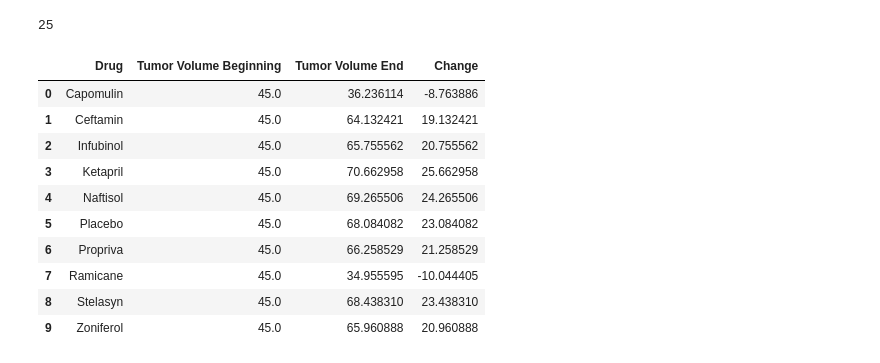
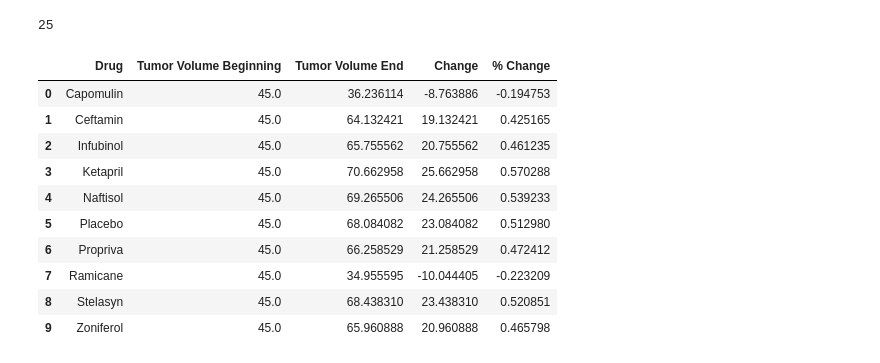
Before and after one commit to cbt8/Matplotlib_homework, a Jupyter notebook: Instructions/Pymaceuticals/pymaceuticals_starter.ipynb, the cells around one changed output. Drawn from its saved outputs; the diff is of its cells as text; code cells hidden in the pictures.

```diff
--- a/Instructions/Pymaceuticals/pymaceuticals_starter.ipynb
+++ b/Instructions/Pymaceuticals/pymaceuticals_starter.ipynb
@@ -708,28 +710,35 @@ x.iloc[0]
 # %%
 zerovol = tumvoldf.loc[tumvoldf['Timepoint']==0].reset_index()
 endvol  = tumvoldf.loc[tumvoldf['Timepoint']==45].reset_index()
 
 changevol =   pd.DataFrame({
                 'Drug': zerovol['Drug'],
                 'Tumor Volume Beginning': zerovol['Tumor Volume (mm3)']})
 
 
 
 changevol['Tumor Volume End'] = endvol['Tumor Volume (mm3)']
 changevol['Change'] = changevol['Tumor Volume End']- changevol['Tumor Volume Beginning']
+changevol['% Change'] = changevol['Change']/45
+
+#for i in range(len(changevol)):
+ #   changevol['% Change'][i] = "{:.4%}".format(changevol['% Change'][i])
+
+
+#The percent formatting was messing things up
 changevol
 # %% [output]
-|  | Drug | Tumor Volume Beginning | Tumor Volume End | Change |
-| 0 | Capomulin | 45.0 | 36.236114 | -8.763886 |
-| 1 | Ceftamin | 45.0 | 64.132421 | 19.132421 |
-| 2 | Infubinol | 45.0 | 65.755562 | 20.755562 |
-| 3 | Ketapril | 45.0 | 70.662958 | 25.662958 |
-| 4 | Naftisol | 45.0 | 69.265506 | 24.265506 |
-| 5 | Placebo | 45.0 | 68.084082 | 23.084082 |
-| 6 | Propriva | 45.0 | 66.258529 | 21.258529 |
-| 7 | Ramicane | 45.0 | 34.955595 | -10.044405 |
-| 8 | Stelasyn | 45.0 | 68.438310 | 23.438310 |
-| 9 | Zoniferol | 45.0 | 65.960888 | 20.960888 |
+|  | Drug | Tumor Volume Beginning | Tumor Volume End | Change | % Change |
+| 0 | Capomulin | 45.0 | 36.236114 | -8.763886 | -0.194753 |
+| 1 | Ceftamin | 45.0 | 64.132421 | 19.132421 | 0.425165 |
+| 2 | Infubinol | 45.0 | 65.755562 | 20.755562 | 0.461235 |
+| 3 | Ketapril | 45.0 | 70.662958 | 25.662958 | 0.570288 |
+| 4 | Naftisol | 45.0 | 69.265506 | 24.265506 | 0.539233 |
+| 5 | Placebo | 45.0 | 68.084082 | 23.084082 | 0.512980 |
+| 6 | Propriva | 45.0 | 66.258529 | 21.258529 | 0.472412 |
+| 7 | Ramicane | 45.0 | 34.955595 | -10.044405 | -0.223209 |
+| 8 | Stelasyn | 45.0 | 68.438310 | 23.438310 | 0.520851 |
+| 9 | Zoniferol | 45.0 | 65.960888 | 20.960888 | 0.465798 |
 # %%
 # Calculate the percent changes for each drug
 
```
Also changed, not shown: parts of 6 cells of this notebook.
